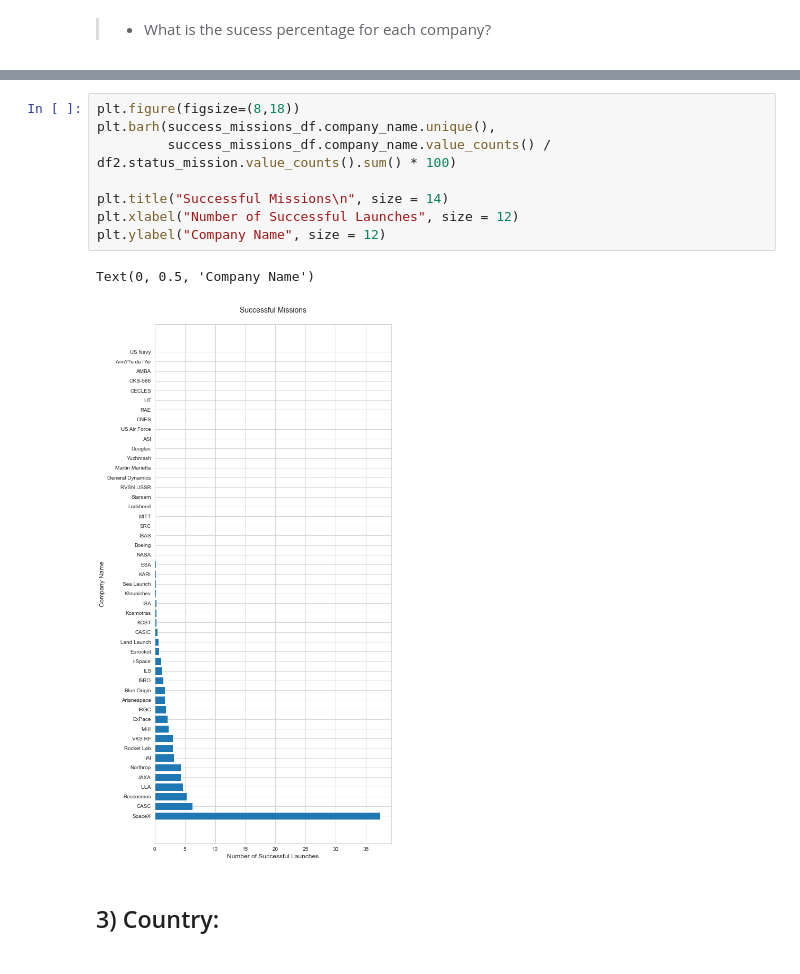
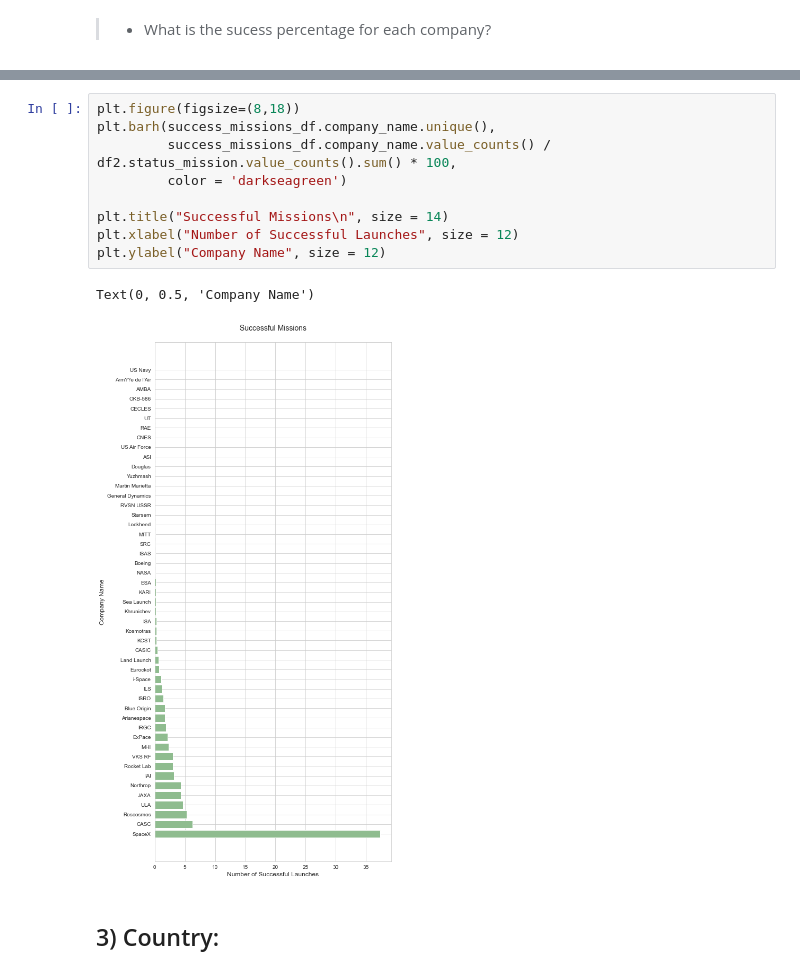
Before and after one commit to Abrar5/SpaceMissions, a Jupyter notebook: SpaceMissions.ipynb, the cells around one changed output, grey strips where cells are left out. Saved outputs shown, nothing was run; the diff lists cells and outputs as text.

```diff
--- a/SpaceMissions.ipynb
+++ b/SpaceMissions.ipynb
@@ -354,14 +369,15 @@ company_success_launches_count = success_missions_df.company_name.value_counts()
 # %%
 plt.figure(figsize=(8,18))
 plt.barh(success_missions_df.company_name.unique(),
-         success_missions_df.company_name.value_counts() / df2.status_mission.value_counts().sum() * 100)
+         success_missions_df.company_name.value_counts() / df2.status_mission.value_counts().sum() * 100,
+         color = 'darkseagreen')
 
 plt.title("Successful Missions\n", size = 14)
 plt.xlabel("Number of Successful Launches", size = 12)
 plt.ylabel("Company Name", size = 12)
 # %% [output]
 Text(0, 0.5, 'Company Name')
-[figure, old version]
+[figure, new version]
 # %% [markdown]
  ## 3) Country:
 # %% [markdown]
```
Also changed, not shown: parts of 21 cells of this notebook, 1 other file.
